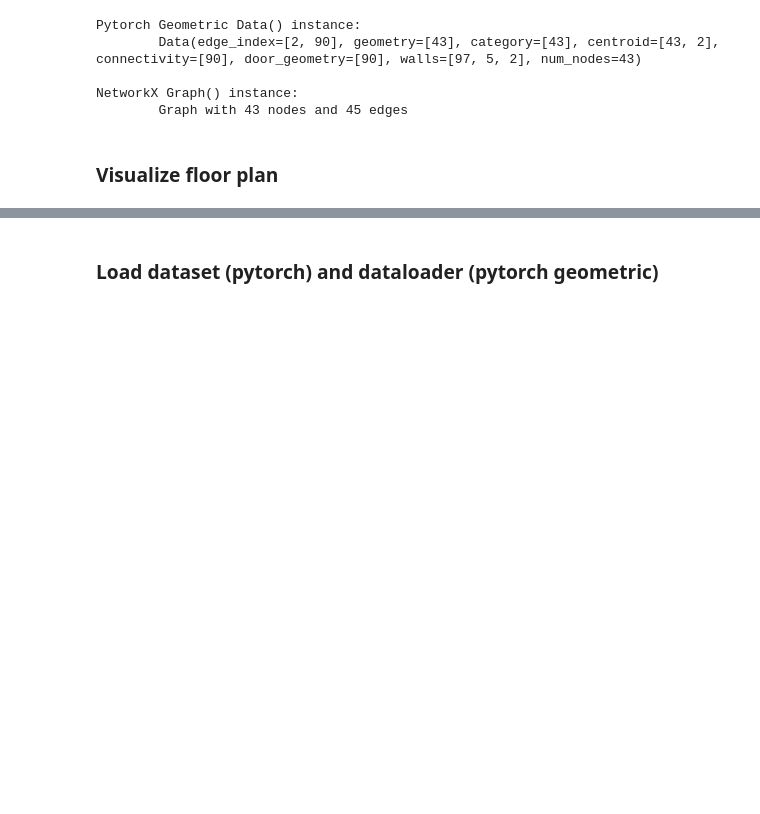
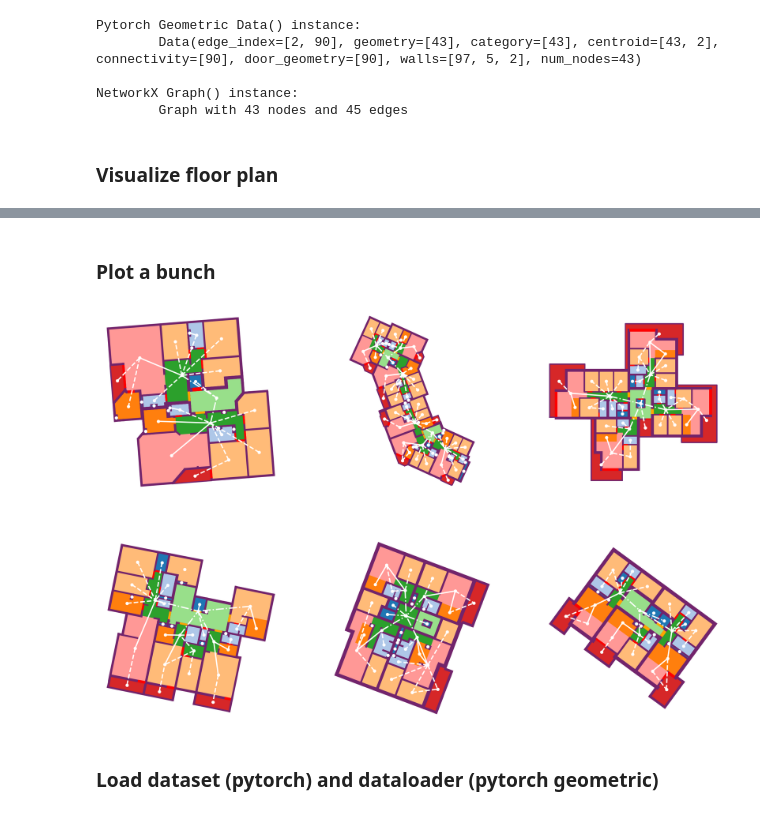
Before and after one commit to Haoranxia/Graph_ML_project, a Jupyter notebook: data-extraction.ipynb, the cells around one changed output, grey strips where cells are left out. Saved outputs shown, nothing was run; the diff lists cells and outputs as text; code cells hidden in the pictures; blank space fills up the shorter version.

```diff
--- a/data-extraction.ipynb
+++ b/data-extraction.ipynb
@@ -365,3 +366,31 @@ plot_graph(graph_nx, ax, c_node='white', dw_edge=True, c_edge=edge_colors, pos=p
+# %% [markdown]
+### Plot a bunch
+# %%
+# setting
+fig, axs = plt.subplots(2, 3, figsize=(FS*3, FS*2))
+axs = axs.flatten()
+# fig.set_facecolor('black')
+cmap = get_cmap(colorset)
+edge_colors = ['white']*4
+
+for i, floor_id in enumerate([87, 118, 46637, 132, 13042, 13052]):
+
+    # set axis
+    ax = axs[i]
+    _ = [ax.axis('off'), ax.axes.set_aspect('equal')]
+
+    # load graph
+    graph_pyg = torch.load(os.path.join(path, 'graphs', f'{floor_id}.pickle'))
+    graph_nx = nx_to_pyg(graph_pyg)
+
+    # extract walls, areas, area types, etc.
+    walls, areas, area_types, pos, colors, doors, front_doors = extract_info_nx(graph_nx)
+
+    # geometry
+    plot_floorplan(ax, areas, area_types, walls=walls, doors=[doors, front_doors], linewidth=FS/5, colorset=colorset)
+    plot_graph(graph_nx, ax, c_node='white', dw_edge=True, c_edge=edge_colors, pos=pos, node_size=FS*6, edge_size=FS/3)
+# %% [output]
+[figure, added]
 # %% [markdown]
 ### Load dataset (pytorch) and dataloader (pytorch geometric)
 # %% [markdown]
```
Also changed, not shown: parts of 4 cells of this notebook.
